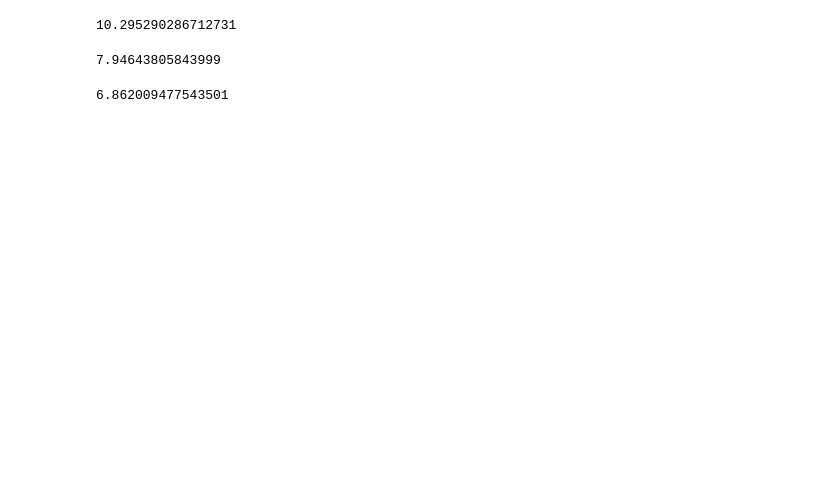
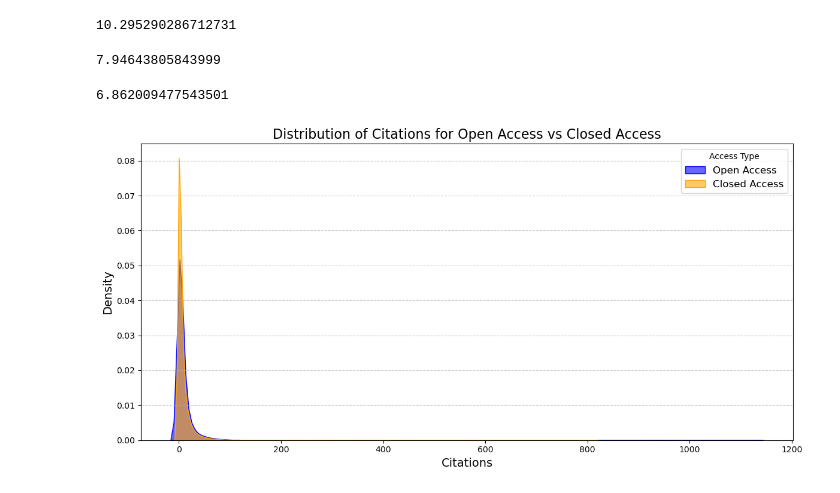
Before and after one commit to hanna-dodd/oaca-data, a Jupyter notebook: clean.ipynb, the cells around one changed output. Cells and saved outputs as stored; diff of their text form; code cells hidden in the pictures; blank space fills up the shorter version.

```diff
--- a/clean.ipynb
+++ b/clean.ipynb
@@ -54,3 +114,28 @@ test_stat = (miu_open - miu_closed)/(math.sqrt(((stddev_open)**2/len(open_access
 test_stat
 # %% [output]
 6.862009477543501
+# %%
+import matplotlib.pyplot as plt
+import seaborn as sns
+
+# Separate data into open access and closed access groups
+open_access_citations = df[df['open_access'].notna()]['citations_all']
+closed_access_citations = df[df['open_access'].isna()]['citations_all']
+
+# Plot density distributions
+plt.figure(figsize=(12, 6))
+sns.kdeplot(open_access_citations, label='Open Access', fill=True, color='blue', alpha=0.6)
+sns.kdeplot(closed_access_citations, label='Closed Access', fill=True, color='orange', alpha=0.6)
+
+# Add titles and labels
+plt.title('Distribution of Citations for Open Access vs Closed Access', fontsize=16)
+plt.xlabel('Citations', fontsize=14)
+plt.ylabel('Density', fontsize=14)
+plt.legend(title='Access Type', fontsize=12)
+plt.grid(axis='y', linestyle='--', alpha=0.7)
+
+# Display the plot
+plt.tight_layout()
+plt.show()
+# %% [output]
+[figure, added]
```
Also changed, not shown: parts of 6 cells of this notebook.
